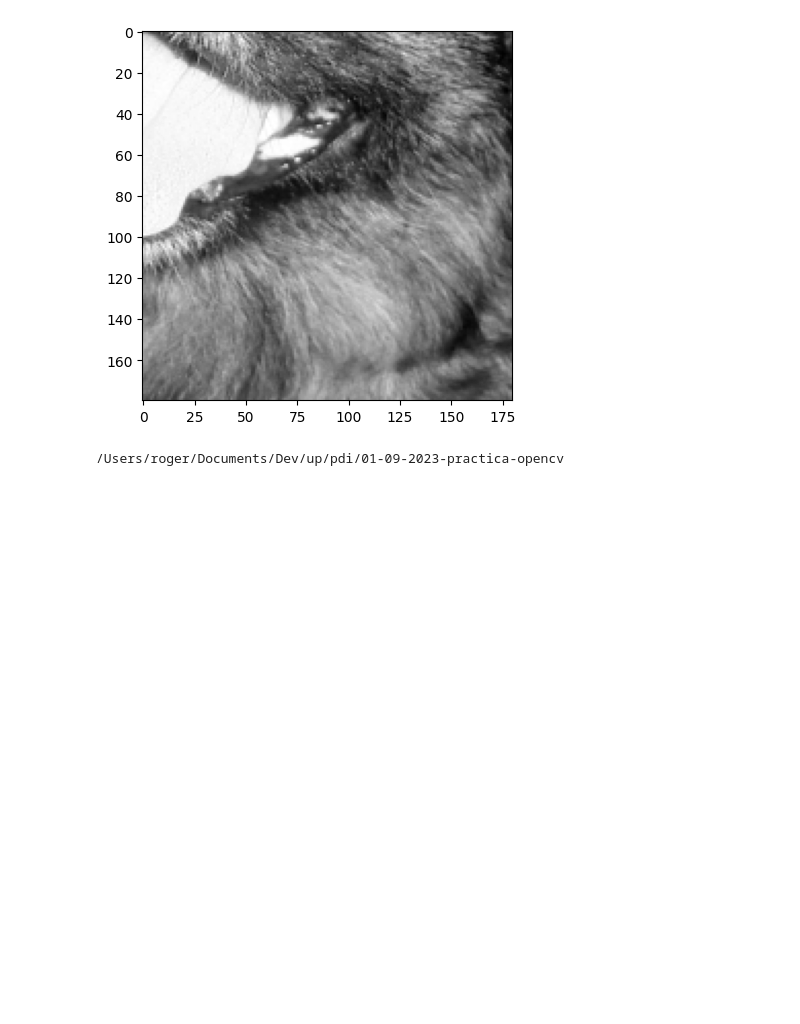
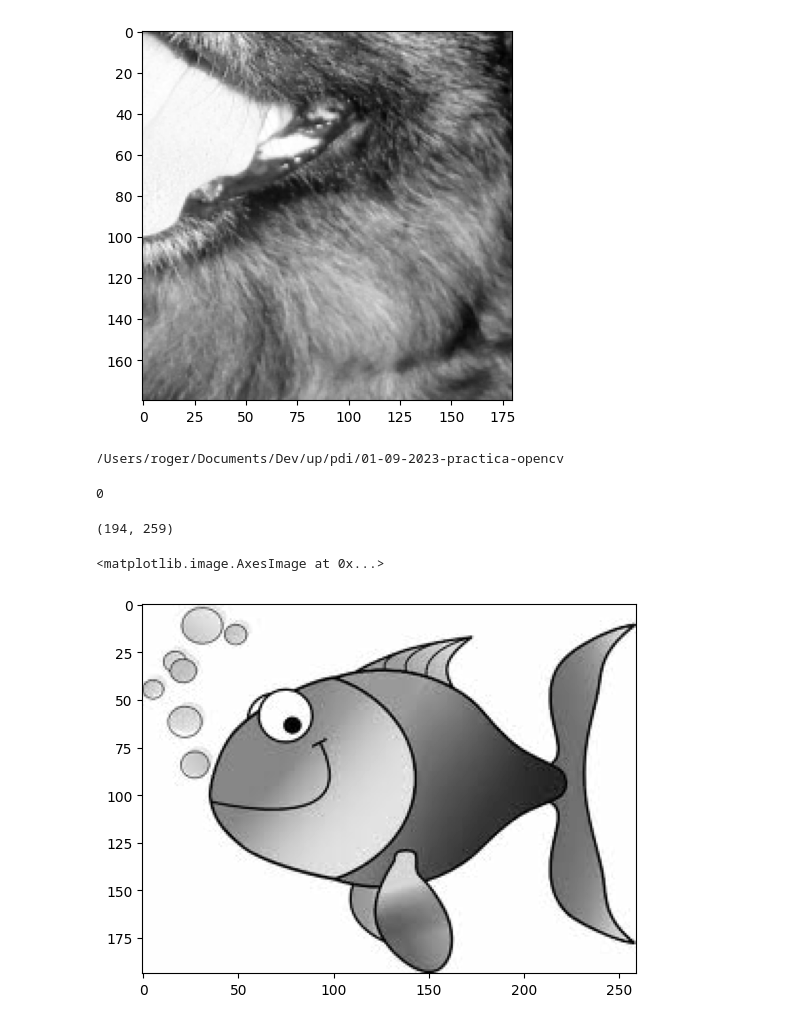
Before and after one commit to 0rphee/up, a Jupyter notebook: pdi/01-09-2023-practica-opencv/opencv.ipynb, the cells around one changed output. Saved outputs shown, nothing was run; the diff lists cells and outputs as text; code cells hidden in the pictures; blank space fills up the shorter version.

```diff
--- a/pdi/01-09-2023-practica-opencv/opencv.ipynb
+++ b/pdi/01-09-2023-practica-opencv/opencv.ipynb
@@ -84,0 +84,17 @@ cv.imread(r)
+# %%
+cv.IMREAD_GRAYSCALE
+# %% [output]
+0
+# %%
+# cargar solo un canal de color
+# cv.IMREAD_GRAYSCALE = 0
+pez_feliz = cv.imread(r"../OpenCV-images/HappyFish.jpg", 0)
+# %%
+pez_feliz.shape
+# %% [output]
+(194, 259)
+# %%
+plt.imshow(pez_feliz, cmap="gray")
+# %% [output]
+<matplotlib.image.AxesImage at 0x...>
+[figure, added]
```
Also changed, not shown: parts of 11 cells of this notebook, 4 other files.
